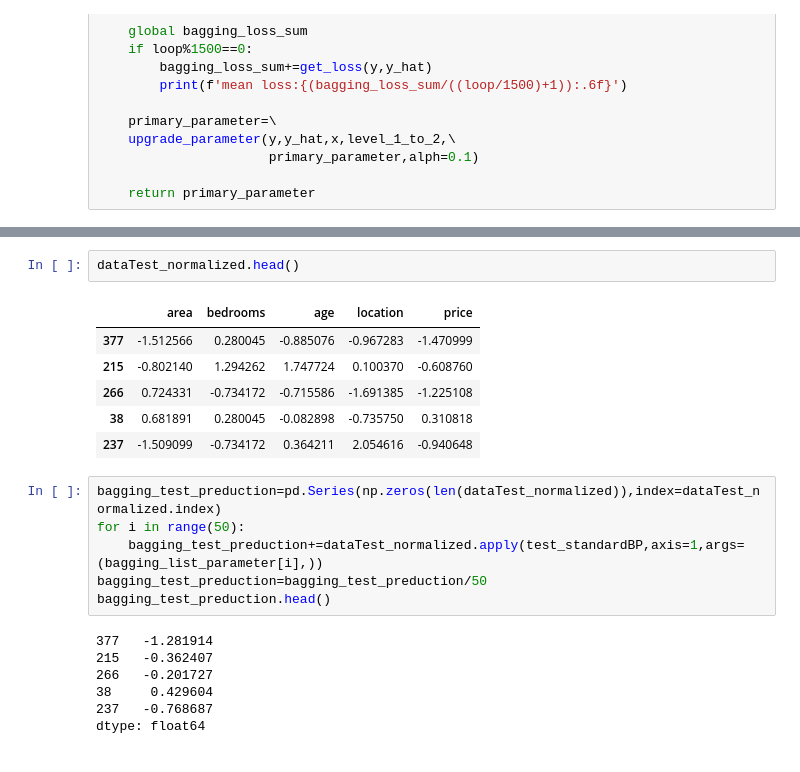
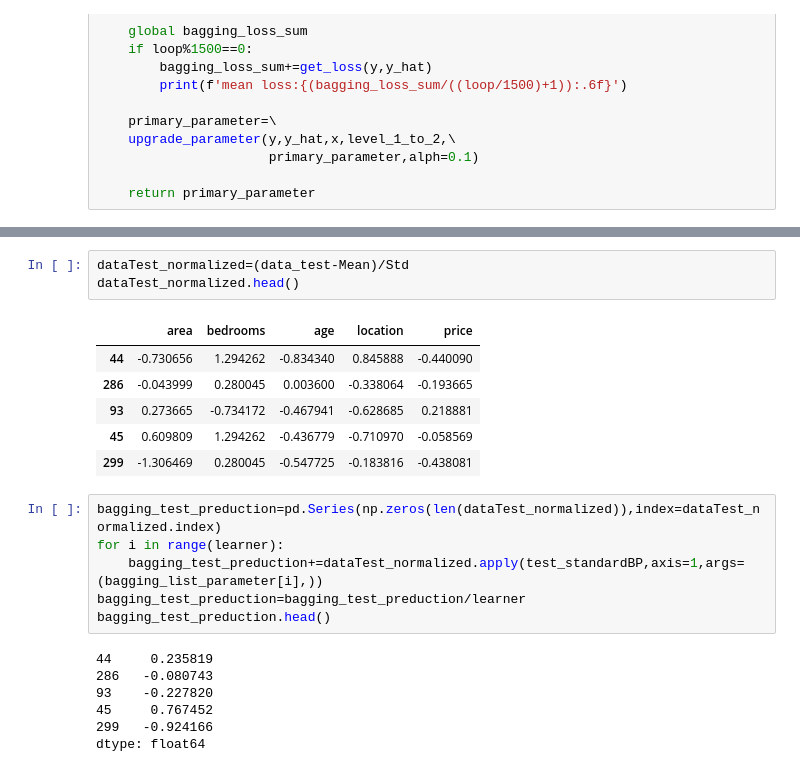
Before and after one commit to ym-ml/MyLearn_ML, a Jupyter notebook: ensemble.ipynb, the cells around one changed output, grey strips where cells are left out. Cells and saved outputs as stored; diff of their text form.

```diff
--- a/ensemble.ipynb
+++ b/ensemble.ipynb
@@ -506,24 +489,25 @@ mean loss:0.061239
 # %%
+dataTest_normalized=(data_test-Mean)/Std
 dataTest_normalized.head()
 # %% [output]
 |  | area | bedrooms | age | location | price |
-| 377 | -1.512566 | 0.280045 | -0.885076 | -0.967283 | -1.470999 |
-| 215 | -0.802140 | 1.294262 | 1.747724 | 0.100370 | -0.608760 |
-| 266 | 0.724331 | -0.734172 | -0.715586 | -1.691385 | -1.225108 |
-| 38 | 0.681891 | 0.280045 | -0.082898 | -0.735750 | 0.310818 |
-| 237 | -1.509099 | -0.734172 | 0.364211 | 2.054616 | -0.940648 |
+| 44 | -0.730656 | 1.294262 | -0.834340 | 0.845888 | -0.440090 |
+| 286 | -0.043999 | 0.280045 | 0.003600 | -0.338064 | -0.193665 |
+| 93 | 0.273665 | -0.734172 | -0.467941 | -0.628685 | 0.218881 |
+| 45 | 0.609809 | 1.294262 | -0.436779 | -0.710970 | -0.058569 |
+| 299 | -1.306469 | 0.280045 | -0.547725 | -0.183816 | -0.438081 |
 # %%
 bagging_test_preduction=pd.Series(np.zeros(len(dataTest_normalized)),index=dataTest_normalized.index)
-for i in range(50):
+for i in range(learner):
     bagging_test_preduction+=dataTest_normalized.apply(test_standardBP,axis=1,args=(bagging_list_parameter[i],))
-bagging_test_preduction=bagging_test_preduction/50
+bagging_test_preduction=bagging_test_preduction/learner
 bagging_test_preduction.head()
 # %% [output]
-377   -1.281914
-215   -0.362407
-266   -0.201727
-38     0.429604
-237   -0.768687
+44     0.235819
+286   -0.080743
+93    -0.227820
+45     0.767452
+299   -0.924166
 dtype: float64
 # %%
 bagging_final_testPreduction=bagging_test_preduction*Std['price']+Mean['price']
```
Also changed, not shown: parts of 13 cells of this notebook, 1 other file.
